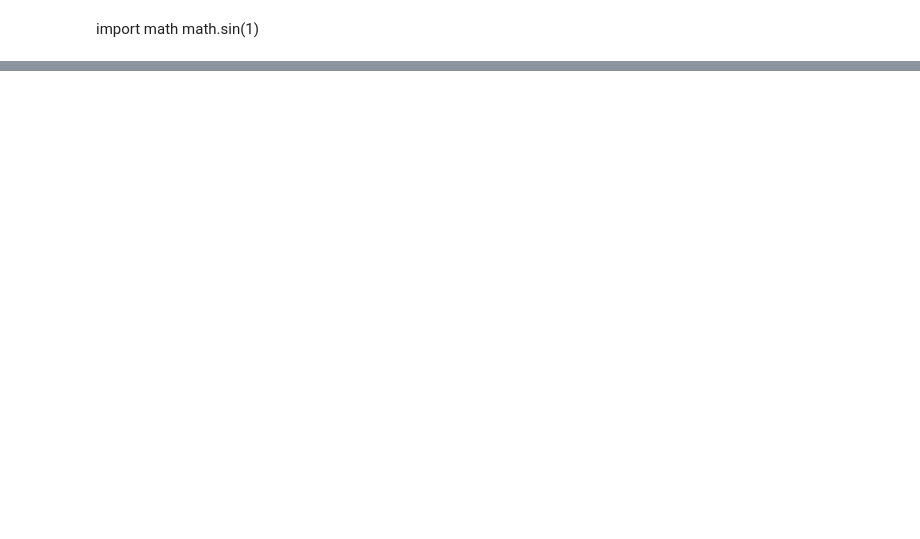
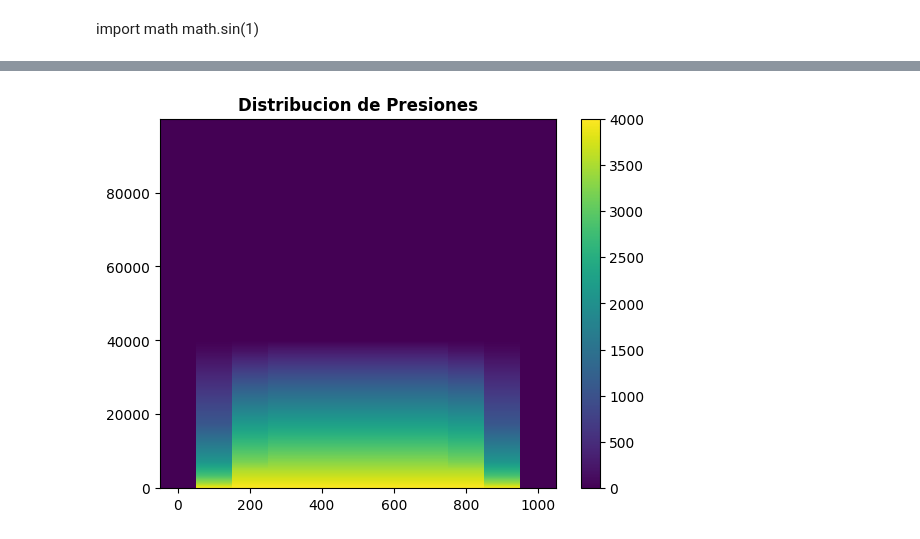
Before and after one commit to JorgeGalarza777/SIM_YAC_GALARZA_UPSE2023, a Jupyter notebook: EJERCICIOYACIMIENTO1.ipynb, the cells around one changed output, grey strips where cells are left out. Drawn from its saved outputs; the diff is of its cells as text; code cells hidden in the pictures; blank space fills up the shorter version.

```diff
--- a/EJERCICIOYACIMIENTO1.ipynb
+++ b/EJERCICIOYACIMIENTO1.ipynb
@@ -156,0 +131,9 @@ suma(5,8)
+# %%
+PYac=4000
+PFrontd=0 #Frontera derecha
+PFronti=0 #Frontera izquierda
+Tiempo=100000
+DT=10
+VectorTiempo=np.arange(0,math.floor(Tiempo/DT)*DT,DT)
+PXX=np.zeros((math.floor(Tiempo/DT),len(Distance)))
+Pdt=np.zeros_like(Distance)
@@ -156,0 +144,8 @@ suma(5,8)
+# %%
+P01=np.ones_like(Distance)
+P01=P01*PYac
+P01[0]=PFronti
+P01[len(P01)-1]=PFrontd
+P0in=P01 #Condicion inicial
+Pdt=P01 #Vector de resultados dt
+t=DT #primera interaccion
@@ -156,0 +156,17 @@ suma(5,8)
+# %%
+def Presdt(P1,P2,P3,deltat,deltax):
+  return(((P1-2*P2+P3)/(deltax*deltax))*deltat)+P2
+# %%
+PXX[0]=P01
+while t<Tiempo:
+    for i in range(0,len(P0in)-1):
+      if i==0:
+        Pdt[i]=P0in[0]
+      elif i==len(P0in)-1:
+        Pdt[i]=P0in[len(P0in)-1]
+      else:
+        Pdt[i]=Presdt(P0in[i-1],P0in[i],P0in[i+1],DT,dx)
+    PXX[math.floor(t/DT)]=Pdt
+    t=t+DT
+    P0in=Pdt
+    P01=np.append(P01,Pdt)
@@ -156,0 +199,8 @@ suma(5,8)
+# %%
+c = plt.pcolormesh(Distance,VectorTiempo,PXX)
+plt.colorbar(c)
+
+plt.title('Distribucion de Presiones', fontweight ="bold")
+plt.show()
+# %% [output]
+[figure, added]
```
Also changed, not shown: parts of 22 cells of this notebook.
